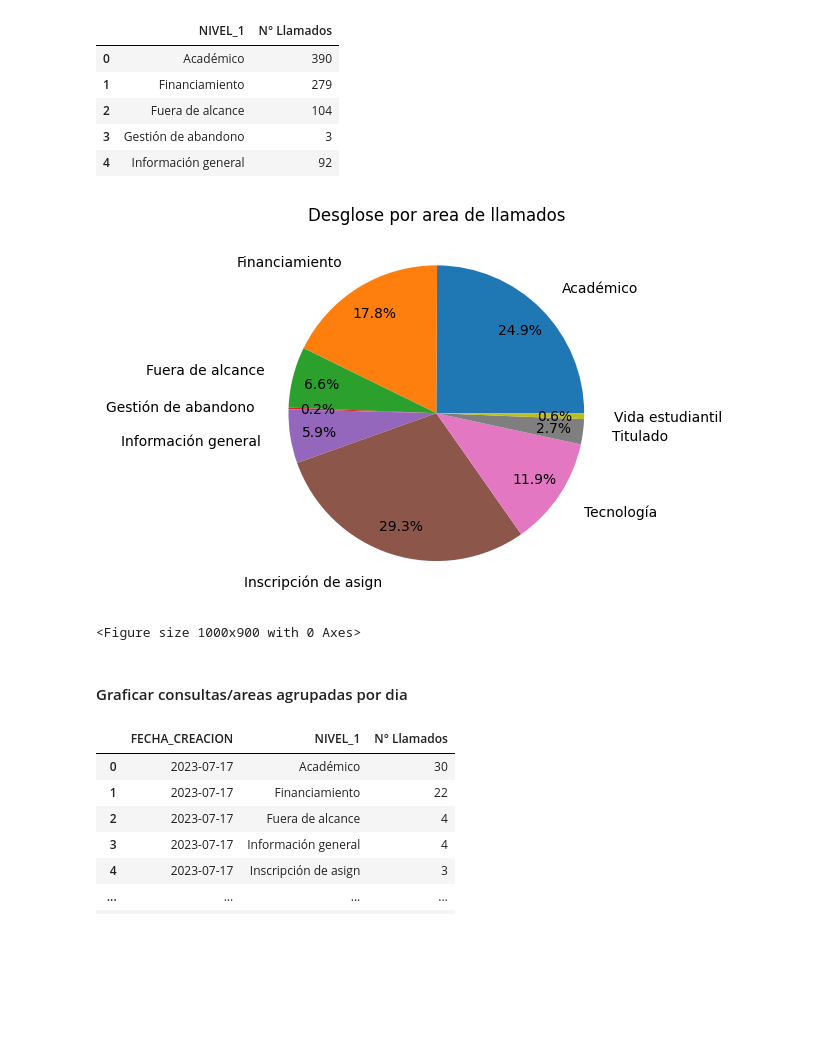
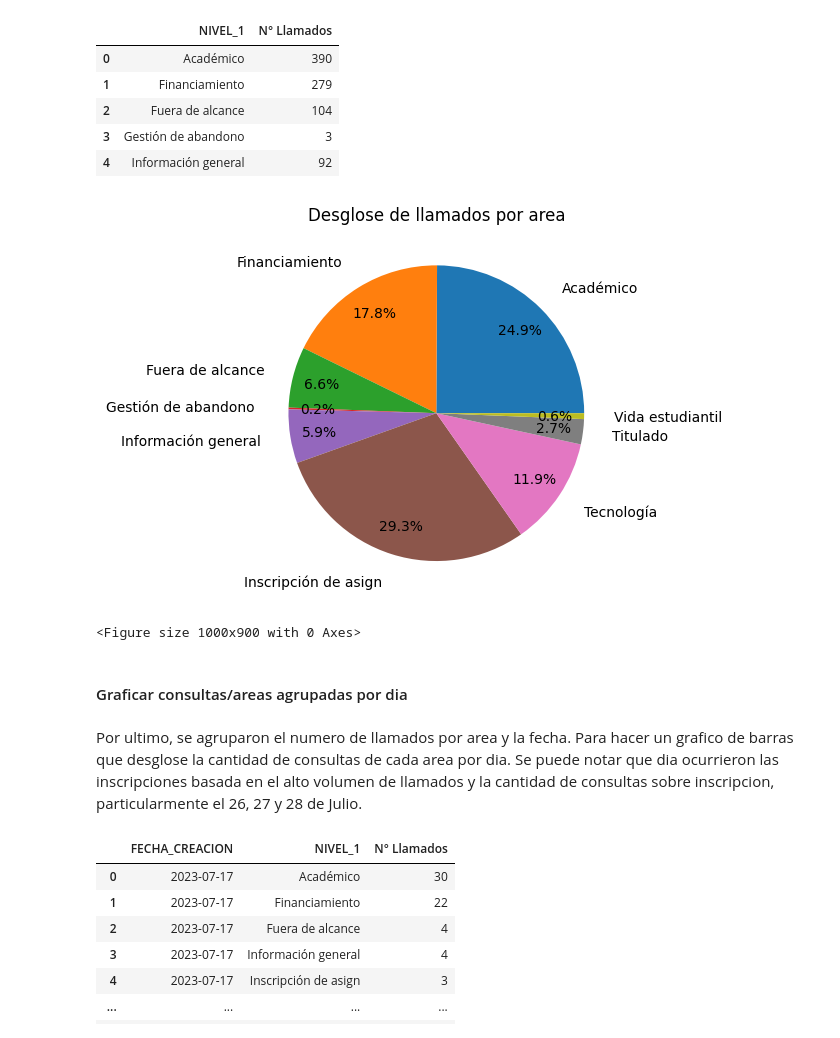
Before and after one commit to jmejiasb/call_analysis, a Jupyter notebook: analysis.ipynb, the cells around one changed output. Saved outputs shown, nothing was run; the diff lists cells and outputs as text; code cells hidden in the pictures; blank space fills up the shorter version.

Commit message:
add more descriptions and conclusions to the graphs

```diff
--- a/analysis.ipynb
+++ b/analysis.ipynb
@@ -39,9 +43,3 @@ call_df.columns
 Index(['FECHA_CREACION', 'CARRERA', 'NIVEL_1', 'NIVEL_2', 'NIVEL_3',
        'NIVEL_4'],
       dtype='object')
-# %%
-"""drop_columns = ['ID_ATENCION', 'RUT_CLIENTE', 'NOMBRE_CLIENTE', 'USUARIO_CREACION', 'USUARIO_ASIG', 'ESTADO_ATENCION',
-                'AREA', 'SEDE', 'ESFUERZO', 'TIEMPO_RESOLUCION', 'OBSERVACION', 'OBSERVACION_CLIENTE']
-
-call_df.drop(drop_columns, axis=1, inplace=True)
-call_df"""
@@ -194,18 +200,20 @@ level_1.head()
 # %%
 fig, ax = plt.subplots()
 
 ax.pie(level_1["N° Llamados"], labels=level_1["NIVEL_1"], autopct='%1.1f%%', pctdistance=0.8, labeldistance=1.2)
 
-plt.title("Desglose por area de llamados")
+plt.title("Desglose de llamados por area")
 plt.figure(figsize = (10,9))
 fig.savefig("calls_per_area.png", dpi=300, bbox_inches='tight')
 
 plt.show()
 # %% [output]
-[figure, old version]
+[figure, new version]
 <Figure size 1000x900 with 0 Axes>
 # %% [markdown]
 #### Graficar consultas/areas agrupadas por dia
+# %% [markdown]
+Por ultimo, se agruparon el numero de llamados por area y la fecha. Para hacer un grafico de barras que desglose la cantidad de consultas de cada area por dia. Se puede notar que dia ocurrieron las inscripciones basada en el alto volumen de llamados y la cantidad de consultas sobre inscripcion, particularmente el 26, 27 y 28 de Julio.
 # %%
 grouped_calls = call_df.groupby([call_df['FECHA_CREACION'].dt.date, "NIVEL_1"]).size().reset_index(name='N° Llamados')
 grouped_calls
```
Also changed, not shown: parts of 15 cells of this notebook, 1 other file.
